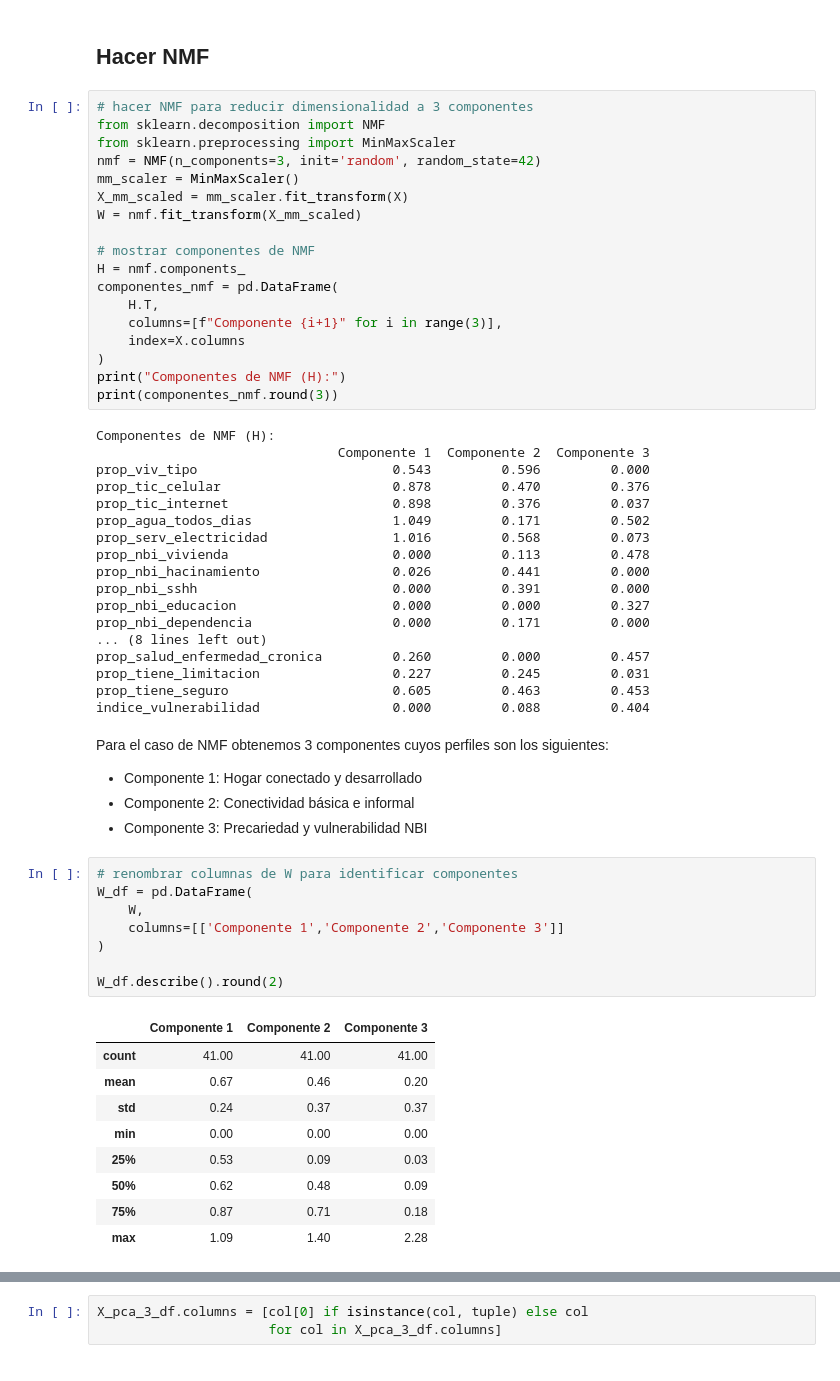
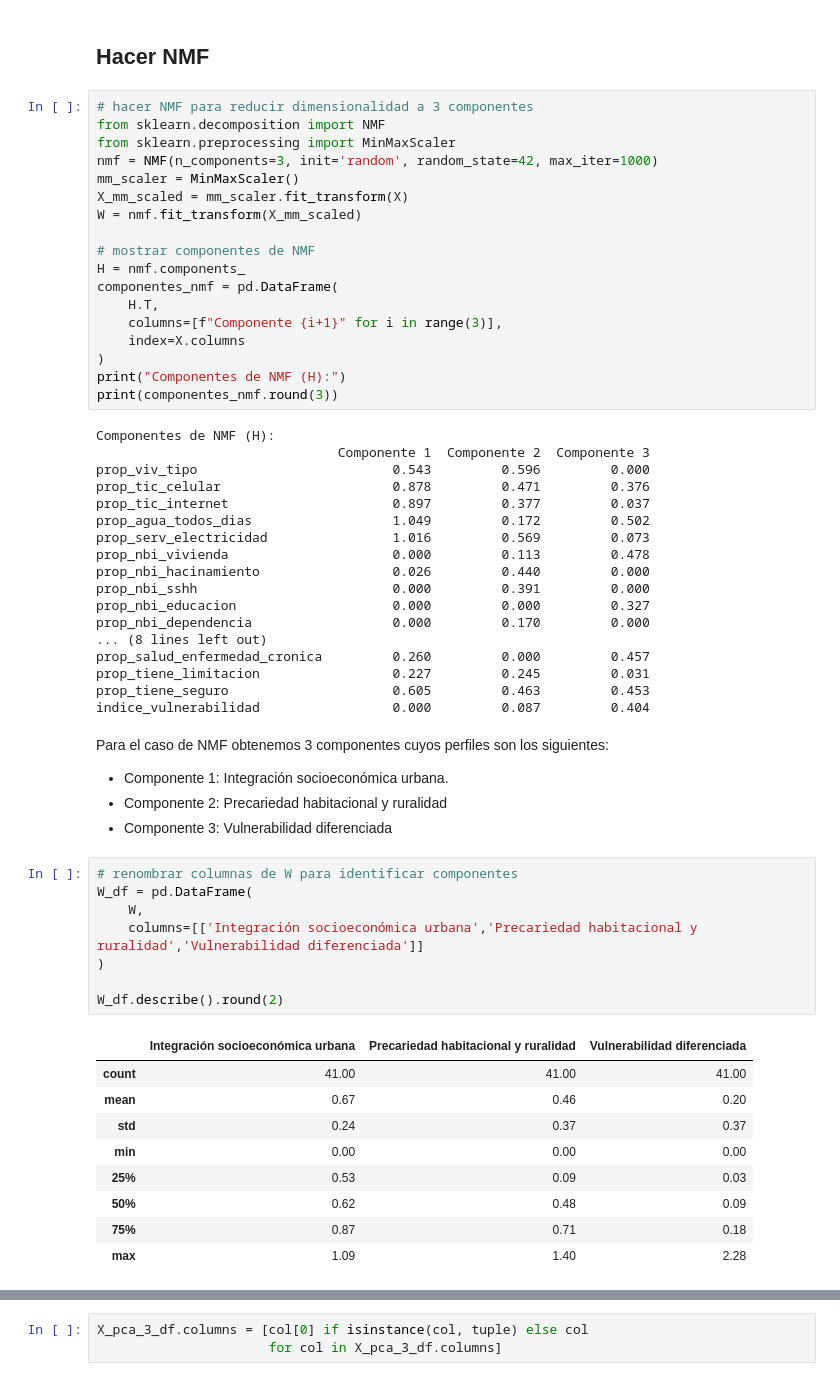
Before and after one commit to mariotiradom/proyecto-final-data-mining, a Jupyter notebook: notebooks/01-tareas_dm.ipynb, the cells around one changed output, grey strips where cells are left out. Saved outputs shown, nothing was run; the diff lists cells and outputs as text.

```diff
--- a/notebooks/01-tareas_dm.ipynb
+++ b/notebooks/01-tareas_dm.ipynb
@@ -531,7 +564,7 @@ X_pca_3_df.describe().round(2)
 # hacer NMF para reducir dimensionalidad a 3 componentes
 from sklearn.decomposition import NMF
 from sklearn.preprocessing import MinMaxScaler
-nmf = NMF(n_components=3, init='random', random_state=42)
+nmf = NMF(n_components=3, init='random', random_state=42, max_iter=1000)
 mm_scaler = MinMaxScaler()
 X_mm_scaled = mm_scaler.fit_transform(X)
 W = nmf.fit_transform(X_mm_scaled)
@@ -549,35 +582,35 @@ print(componentes_nmf.round(3))
 Componentes de NMF (H):
                                Componente 1  Componente 2  Componente 3
 prop_viv_tipo                         0.543         0.596         0.000
-prop_tic_celular                      0.878         0.470         0.376
-prop_tic_internet                     0.898         0.376         0.037
-prop_agua_todos_dias                  1.049         0.171         0.502
-prop_serv_electricidad                1.016         0.568         0.073
+prop_tic_celular                      0.878         0.471         0.376
+prop_tic_internet                     0.897         0.377         0.037
+prop_agua_todos_dias                  1.049         0.172         0.502
+prop_serv_electricidad                1.016         0.569         0.073
 prop_nbi_vivienda                     0.000         0.113         0.478
-prop_nbi_hacinamiento                 0.026         0.441         0.000
+prop_nbi_hacinamiento                 0.026         0.440         0.000
 prop_nbi_sshh                         0.000         0.391         0.000
 prop_nbi_educacion                    0.000         0.000         0.327
-prop_nbi_dependencia                  0.000         0.171         0.000
+prop_nbi_dependencia                  0.000         0.170         0.000
 ... (8 lines left out)
 prop_salud_enfermedad_cronica         0.260         0.000         0.457
 prop_tiene_limitacion                 0.227         0.245         0.031
 prop_tiene_seguro                     0.605         0.463         0.453
-indice_vulnerabilidad                 0.000         0.088         0.404
+indice_vulnerabilidad                 0.000         0.087         0.404
 # %% [markdown]
 Para el caso de NMF obtenemos 3 componentes cuyos perfiles son los siguientes:
-* Componente 1: Hogar conectado y desarrollado
-* Componente 2: Conectividad básica e informal
-* Componente 3: Precariedad y vulnerabilidad NBI
+* Componente 1: Integración socioeconómica urbana.
+* Componente 2: Precariedad habitacional y ruralidad
+* Componente 3: Vulnerabilidad diferenciada
 # %%
 # renombrar columnas de W para identificar componentes
 W_df = pd.DataFrame(
     W,
-    columns=[['Componente 1','Componente 2','Componente 3']]
+    columns=[['Integración socioeconómica urbana','Precariedad habitacional y ruralidad','Vulnerabilidad diferenciada']]
 )
 
 W_df.describe().round(2)
 # %% [output]
-|  | Componente 1 | Componente 2 | Componente 3 |
+|  | Integración socioeconómica urbana | Precariedad habitacional y ruralidad | Vulnerabilidad diferenciada |
 | count | 41.00 | 41.00 | 41.00 |
 | mean | 0.67 | 0.46 | 0.20 |
 | std | 0.24 | 0.37 | 0.37 |
```
Also changed, not shown: parts of 36 cells of this notebook, 8 other files.
